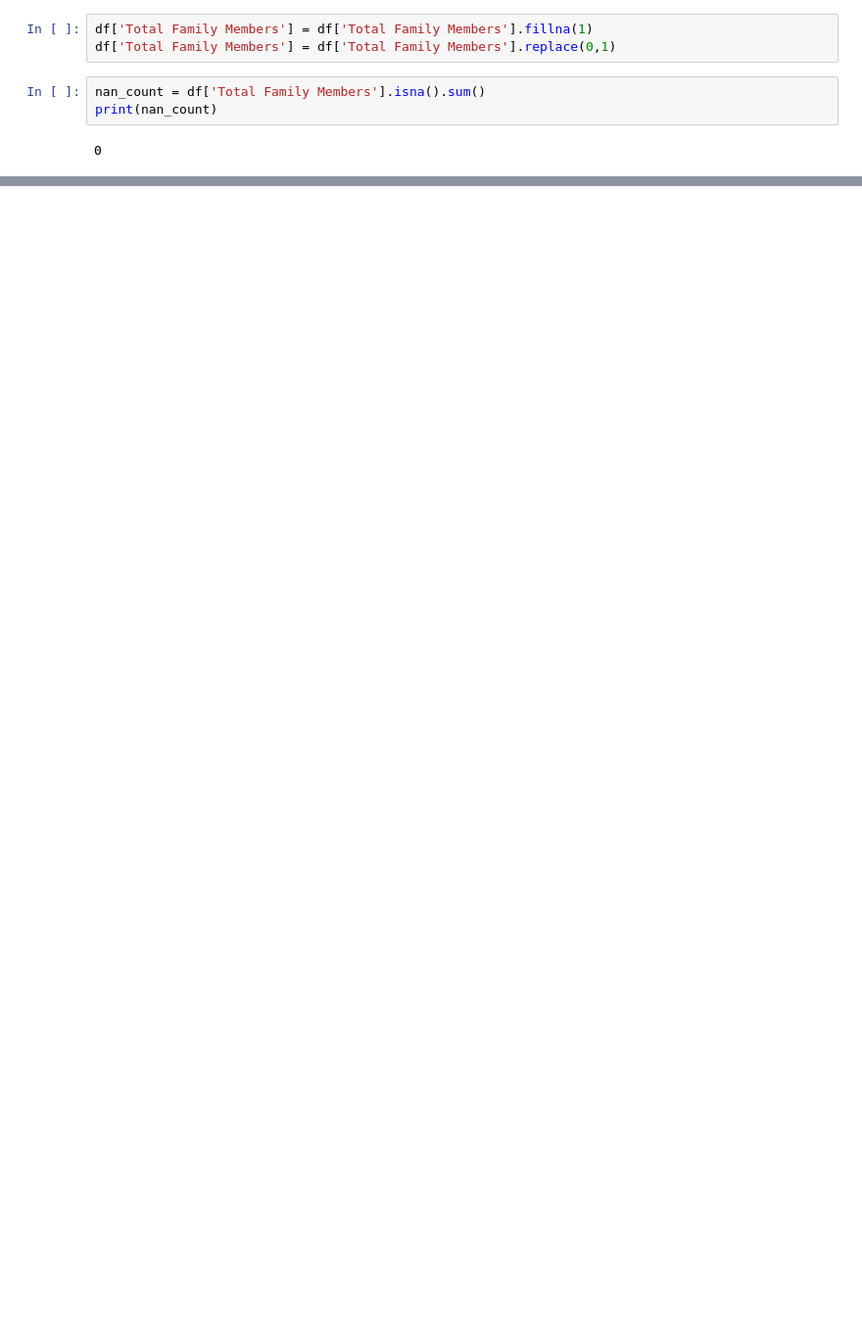
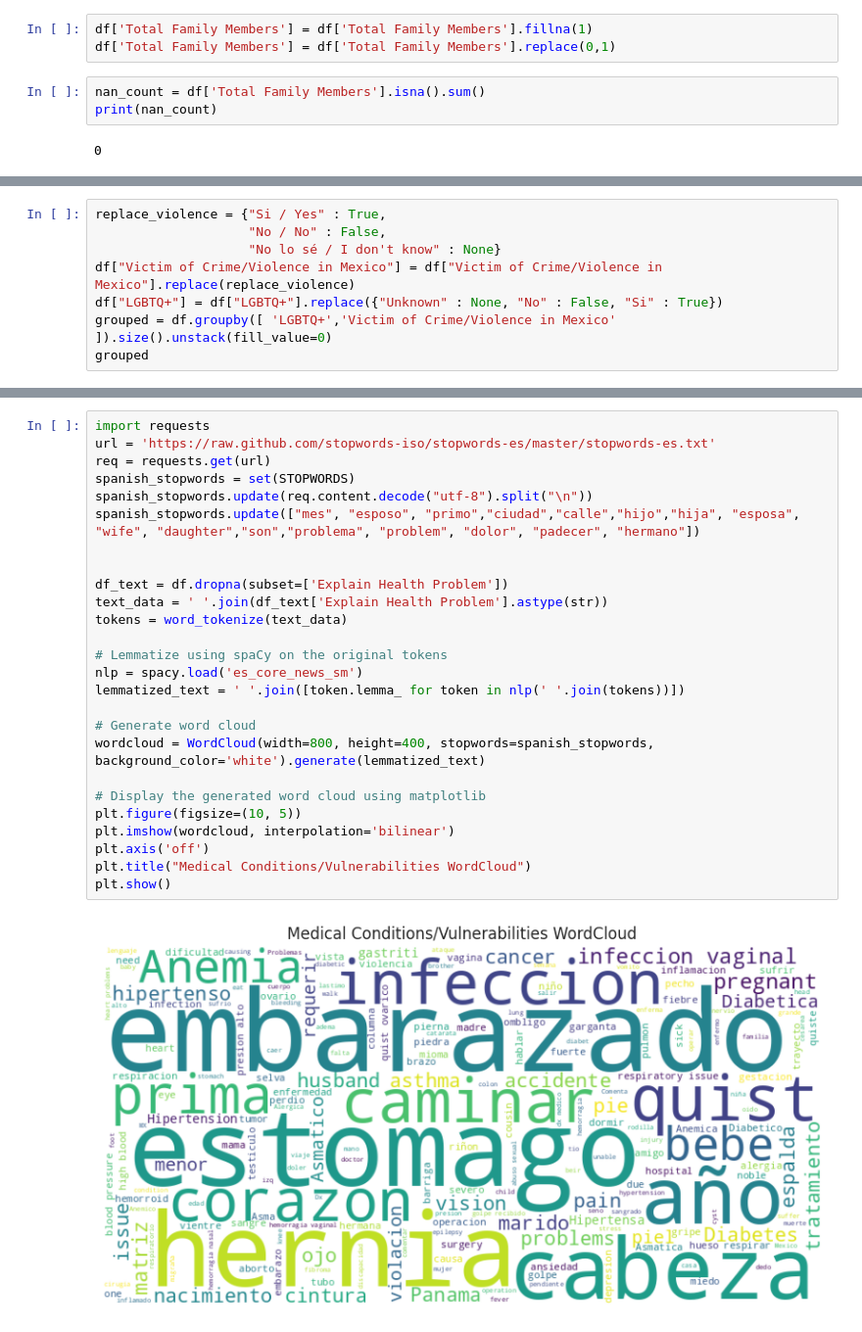
Before and after one commit to jacobgrimm/LA-Complete-Covid-Datat, a Jupyter notebook: examine_full_data.ipynb, the cells around one changed output, grey strips where cells are left out. Shown at 98% size. Cells and saved outputs as stored; diff of their text form; blank space fills up the shorter version.

```diff
--- a/examine_full_data.ipynb
+++ b/examine_full_data.ipynb
@@ -303,0 +321,8 @@ Name: LGBTQ+, dtype: int64
+# %%
+replace_violence = {"Si / Yes" : True,
+                    "No / No" : False,
+                    "No lo sé / I don't know" : None}
+df["Victim of Crime/Violence in Mexico"] = df["Victim of Crime/Violence in Mexico"].replace(replace_violence)
+df["LGBTQ+"] = df["LGBTQ+"].replace({"Unknown" : None, "No" : False, "Si" : True})
+grouped = df.groupby([ 'LGBTQ+','Victim of Crime/Violence in Mexico' ]).size().unstack(fill_value=0)
+grouped
@@ -303,0 +417,28 @@ Name: LGBTQ+, dtype: int64
+# %%
+import requests
+url = 'https://raw.github.com/stopwords-iso/stopwords-es/master/stopwords-es.txt'
+req = requests.get(url)
+spanish_stopwords = set(STOPWORDS)
+spanish_stopwords.update(req.content.decode("utf-8").split("\n"))
+spanish_stopwords.update(["mes", "esposo", "primo","ciudad","calle","hijo","hija", "esposa", "wife", "daughter","son","problema", "problem", "dolor", "padecer", "hermano"])
+
+
+df_text = df.dropna(subset=['Explain Health Problem'])
+text_data = ' '.join(df_text['Explain Health Problem'].astype(str))
+tokens = word_tokenize(text_data)
+
+# Lemmatize using spaCy on the original tokens
+nlp = spacy.load('es_core_news_sm')
+lemmatized_text = ' '.join([token.lemma_ for token in nlp(' '.join(tokens))])
+
+# Generate word cloud
+wordcloud = WordCloud(width=800, height=400, stopwords=spanish_stopwords, background_color='white').generate(lemmatized_text)
+
+# Display the generated word cloud using matplotlib
+plt.figure(figsize=(10, 5))
+plt.imshow(wordcloud, interpolation='bilinear')
+plt.axis('off')
+plt.title("Medical Conditions/Vulnerabilities WordCloud")
+plt.show()
+# %% [output]
+[figure, added]
```
Also changed, not shown: parts of 18 cells of this notebook, 8 other files.
